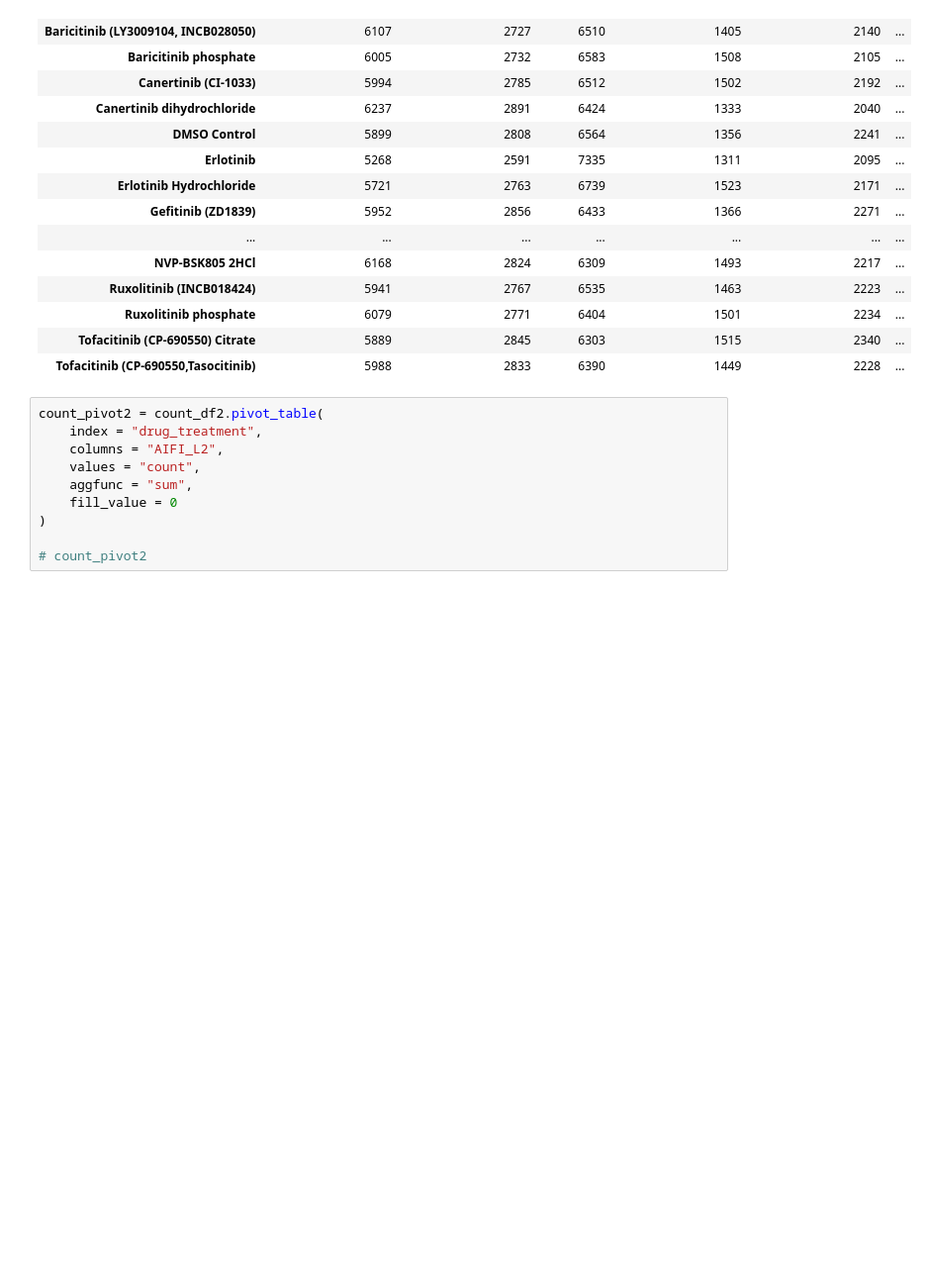
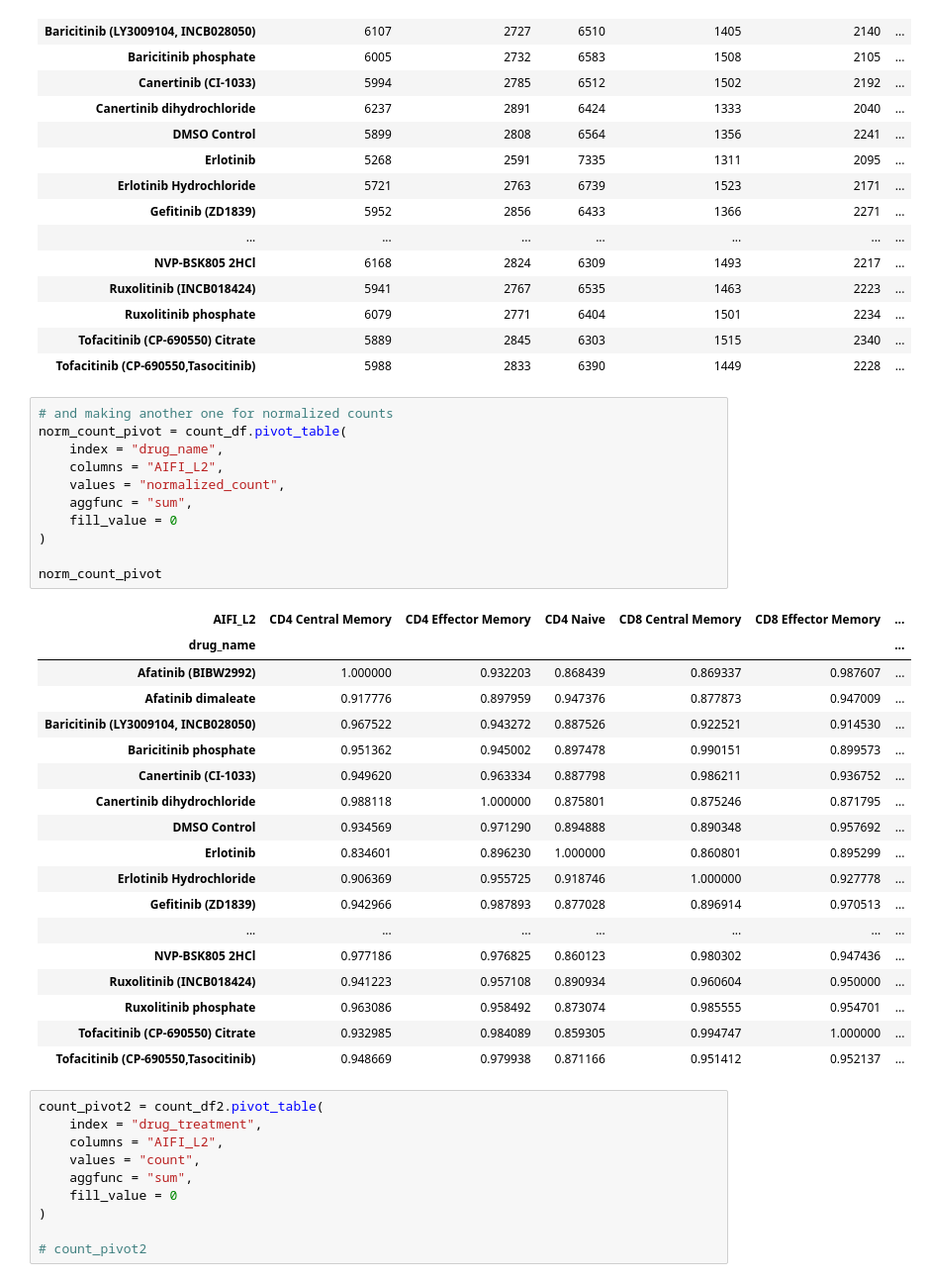
Before and after one commit to coreancutie/JAK-STAT, a Jupyter notebook: data_exploration_1.ipynb, the cells around one changed output. Shown at 99% size. Saved outputs shown, nothing was run; the diff lists cells and outputs as text; blank space fills up the shorter version.

```diff
--- a/data_exploration_1.ipynb
+++ b/data_exploration_1.ipynb
@@ -273,6 +264,36 @@ count_pivot
 | Ruxolitinib phosphate | 6079 | 2771 | 6404 | 1501 | 2234 | ... |
 | Tofacitinib (CP-690550) Citrate | 5889 | 2845 | 6303 | 1515 | 2340 | ... |
 | Tofacitinib (CP-690550,Tasocitinib) | 5988 | 2833 | 6390 | 1449 | 2228 | ... |
+# %%
+# and making another one for normalized counts
+norm_count_pivot = count_df.pivot_table(
+    index = "drug_name",
+    columns = "AIFI_L2",
+    values = "normalized_count",
+    aggfunc = "sum",
+    fill_value = 0
+)
+
+norm_count_pivot
+# %% [output]
+| AIFI_L2 | CD4 Central Memory | CD4 Effector Memory | CD4 Naive | CD8 Central Memory | CD8 Effector Memory | ... |
+| drug_name |  |  |  |  |  | ... |
+| Afatinib (BIBW2992) | 1.000000 | 0.932203 | 0.868439 | 0.869337 | 0.987607 | ... |
+| Afatinib dimaleate | 0.917776 | 0.897959 | 0.947376 | 0.877873 | 0.947009 | ... |
+| Baricitinib (LY3009104, INCB028050) | 0.967522 | 0.943272 | 0.887526 | 0.922521 | 0.914530 | ... |
+| Baricitinib phosphate | 0.951362 | 0.945002 | 0.897478 | 0.990151 | 0.899573 | ... |
+| Canertinib (CI-1033) | 0.949620 | 0.963334 | 0.887798 | 0.986211 | 0.936752 | ... |
+| Canertinib dihydrochloride | 0.988118 | 1.000000 | 0.875801 | 0.875246 | 0.871795 | ... |
+| DMSO Control | 0.934569 | 0.971290 | 0.894888 | 0.890348 | 0.957692 | ... |
+| Erlotinib | 0.834601 | 0.896230 | 1.000000 | 0.860801 | 0.895299 | ... |
+| Erlotinib Hydrochloride | 0.906369 | 0.955725 | 0.918746 | 1.000000 | 0.927778 | ... |
+| Gefitinib (ZD1839) | 0.942966 | 0.987893 | 0.877028 | 0.896914 | 0.970513 | ... |
+| ... | ... | ... | ... | ... | ... | ... |
+| NVP-BSK805 2HCl | 0.977186 | 0.976825 | 0.860123 | 0.980302 | 0.947436 | ... |
+| Ruxolitinib (INCB018424) | 0.941223 | 0.957108 | 0.890934 | 0.960604 | 0.950000 | ... |
+| Ruxolitinib phosphate | 0.963086 | 0.958492 | 0.873074 | 0.985555 | 0.954701 | ... |
+| Tofacitinib (CP-690550) Citrate | 0.932985 | 0.984089 | 0.859305 | 0.994747 | 1.000000 | ... |
+| Tofacitinib (CP-690550,Tasocitinib) | 0.948669 | 0.979938 | 0.871166 | 0.951412 | 0.952137 | ... |
 # %%
 count_pivot2 = count_df2.pivot_table(
     index = "drug_treatment",
```
Also changed, not shown: parts of 10 cells of this notebook, 1 other file.
